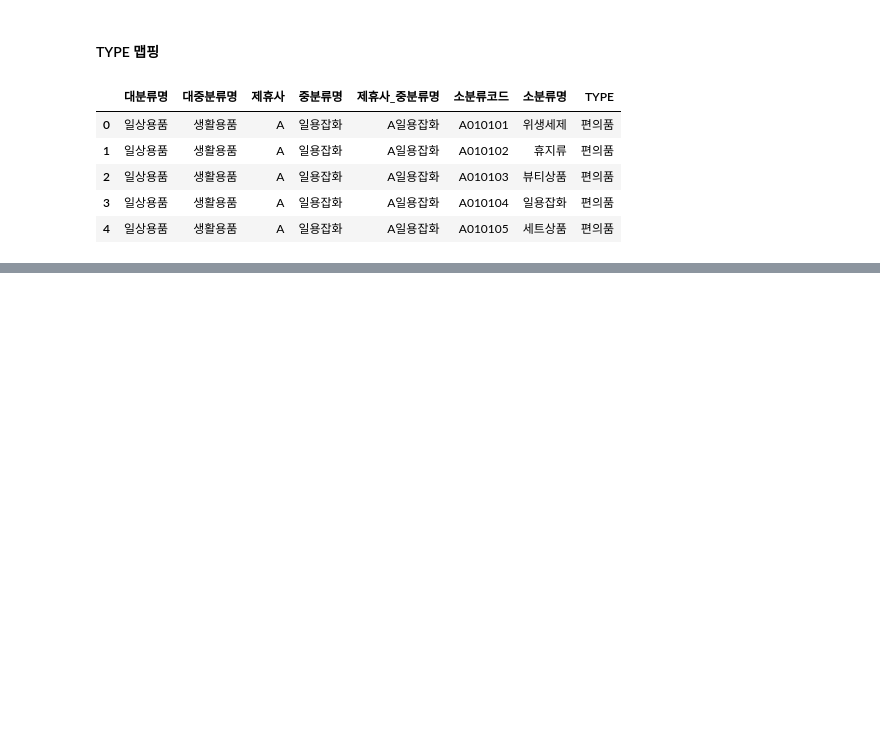
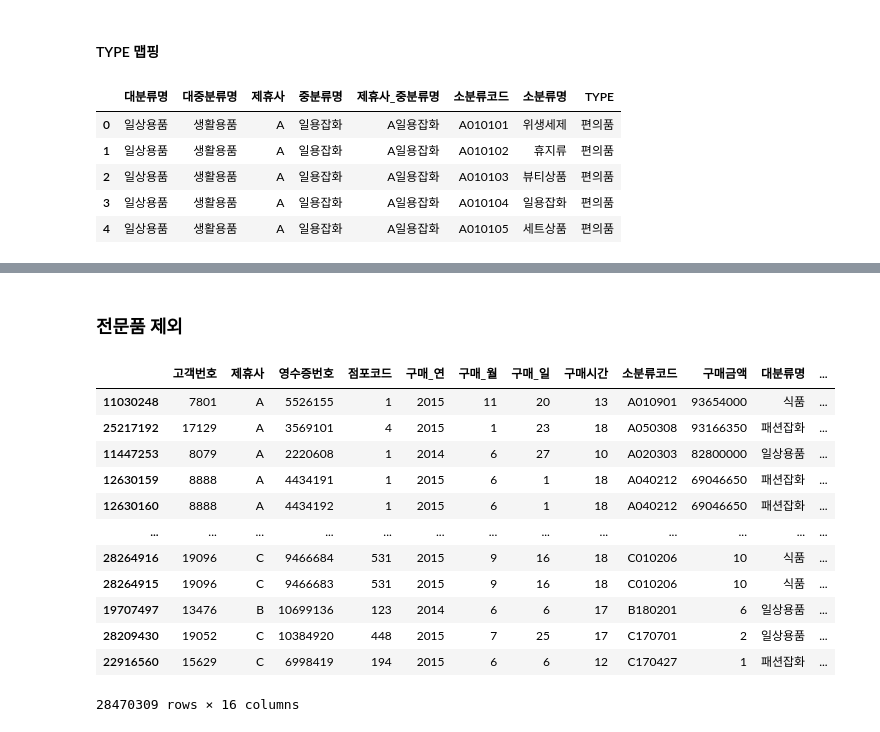
Before and after one commit to PKLH/cakd_LP, a Jupyter notebook: WorkSpace/Han/EDA_221016.ipynb, the cells around one changed output, grey strips where cells are left out. Saved outputs shown, nothing was run; the diff lists cells and outputs as text; code cells hidden in the pictures; blank space fills up the shorter version.

```diff
--- a/WorkSpace/Han/EDA_221016.ipynb
+++ b/WorkSpace/Han/EDA_221016.ipynb
@@ -1239,4 +1212,0 @@ print(len(소분류별_평균))
-# %%
-pp_prodcl = pd.merge(pp_prodcl, 대중분류별_평균)
-pp_prodcl = pd.merge(pp_prodcl, 소분류별_평균)
-pp_prodcl.head()
@@ -1291,8 +1232,0 @@ purprd_prodcl
-# %%
-# purprd_prodcl = purprd_prodcl.drop(columns=['중분류명','제휴사_중분류명'])
-purprd_prodcl.head(40)
-purprd_prodcl['소분류별_평균/대중분류별_평균'] = round(purprd_prodcl['소분류별_평균']/purprd_prodcl['대중분류별_평균'],4)
-purprd_prodcl['대중분류별_평균'] = round(purprd_prodcl['대중분류별_평균'],2)
-purprd_prodcl['소분류별_평균'] = round(purprd_prodcl['소분류별_평균'],2)
-
-purprd_prodcl.head(50)
@@ -1340,0 +1265,19 @@ purprd_prodcl[purprd_prodcl.소분류명.str.contains('[*세][트*]')]
+# %% [markdown]
+### 전문품 제외
+# %%
+purprd_prodcl_without_luxury = purprd_prodcl[(purprd_prodcl.TYPE!='전문품')]
+purprd_prodcl_without_luxury.sort_values(by='구매금액', ascending=False)
+# %% [output]
+|  | 고객번호 | 제휴사 | 영수증번호 | 점포코드 | 구매_연 | 구매_월 | 구매_일 | 구매시간 | 소분류코드 | 구매금액 | 대분류명 | ... |
+| 11030248 | 7801 | A | 5526155 | 1 | 2015 | 11 | 20 | 13 | A010901 | 93654000 | 식품 | ... |
+| 25217192 | 17129 | A | 3569101 | 4 | 2015 | 1 | 23 | 18 | A050308 | 93166350 | 패션잡화 | ... |
+| 11447253 | 8079 | A | 2220608 | 1 | 2014 | 6 | 27 | 10 | A020303 | 82800000 | 일상용품 | ... |
+| 12630159 | 8888 | A | 4434191 | 1 | 2015 | 6 | 1 | 18 | A040212 | 69046650 | 패션잡화 | ... |
+| 12630160 | 8888 | A | 4434192 | 1 | 2015 | 6 | 1 | 18 | A040212 | 69046650 | 패션잡화 | ... |
+| ... | ... | ... | ... | ... | ... | ... | ... | ... | ... | ... | ... | ... |
+| 28264916 | 19096 | C | 9466684 | 531 | 2015 | 9 | 16 | 18 | C010206 | 10 | 식품 | ... |
+| 28264915 | 19096 | C | 9466683 | 531 | 2015 | 9 | 16 | 18 | C010206 | 10 | 식품 | ... |
+| 19707497 | 13476 | B | 10699136 | 123 | 2014 | 6 | 6 | 17 | B180201 | 6 | 일상용품 | ... |
+| 28209430 | 19052 | C | 10384920 | 448 | 2015 | 7 | 25 | 17 | C170701 | 2 | 일상용품 | ... |
+| 22916560 | 15629 | C | 6998419 | 194 | 2015 | 6 | 6 | 12 | C170427 | 1 | 패션잡화 | ... |
+28470309 rows × 16 columns
```
Also changed, not shown: parts of 49 cells of this notebook.
